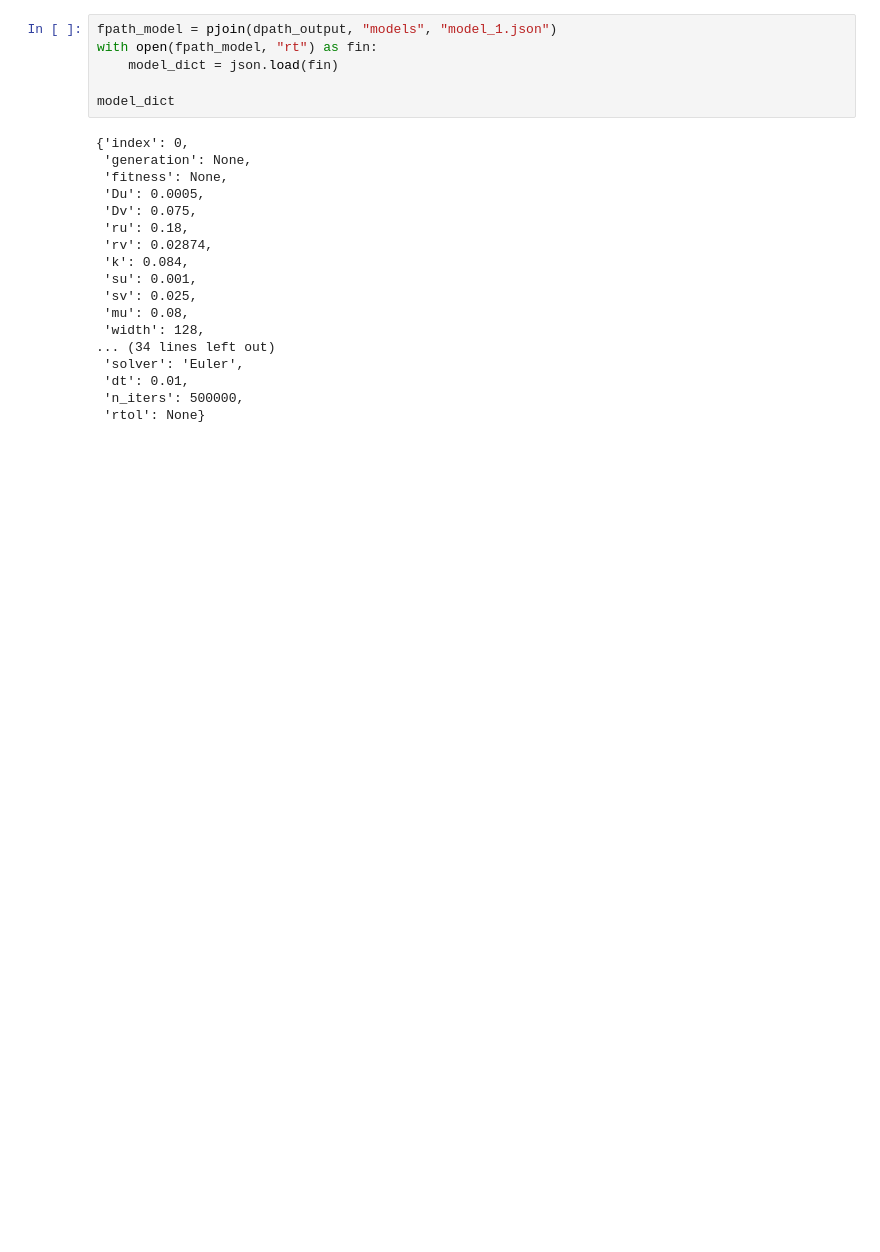
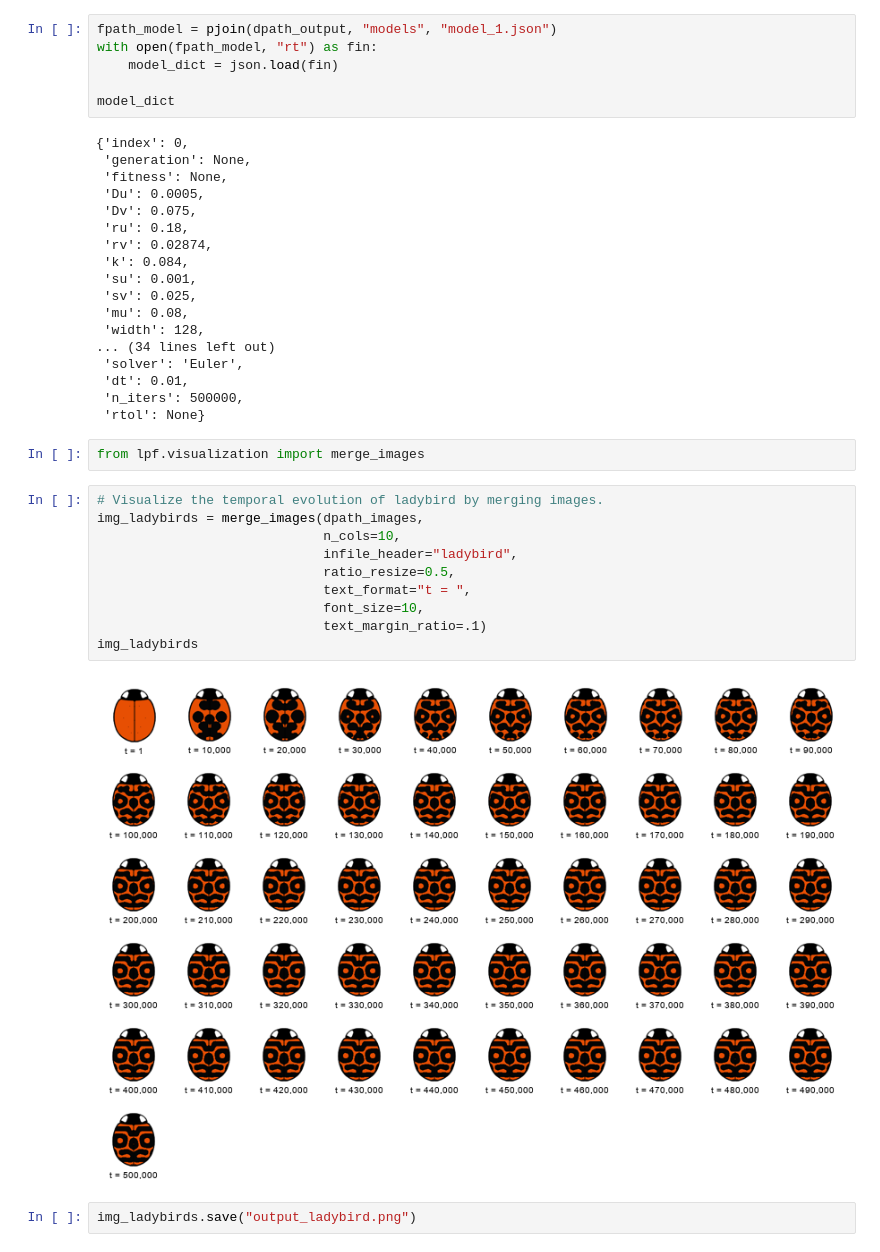
Before and after one commit to cxinsys/lpf, a Jupyter notebook: tutorials/tutorial01_single_solution.ipynb, the cells around one changed output. Drawn from its saved outputs; the diff is of its cells as text; blank space fills up the shorter version.

Commit message:
Revise merge_images

```diff
--- a/tutorials/tutorial01_single_solution.ipynb
+++ b/tutorials/tutorial01_single_solution.ipynb
@@ -192,3 +200,19 @@ model_dict
  'dt': 0.01,
  'n_iters': 500000,
  'rtol': None}
+# %%
+from lpf.visualization import merge_images
+# %%
+# Visualize the temporal evolution of ladybird by merging images.
+img_ladybirds = merge_images(dpath_images,
+                             n_cols=10,
+                             infile_header="ladybird",
+                             ratio_resize=0.5,
+                             text_format="t = ",
+                             font_size=10,
+                             text_margin_ratio=.1)
+img_ladybirds
+# %% [output]
+[figure, added]
+# %%
+img_ladybirds.save("output_ladybird.png")
```
Also changed, not shown: parts of 8 cells of this notebook, 2 other files.
